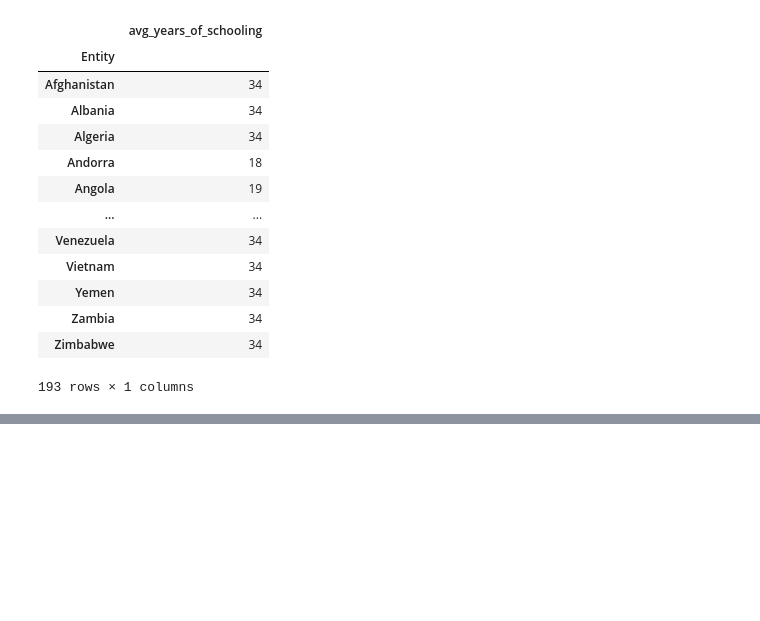
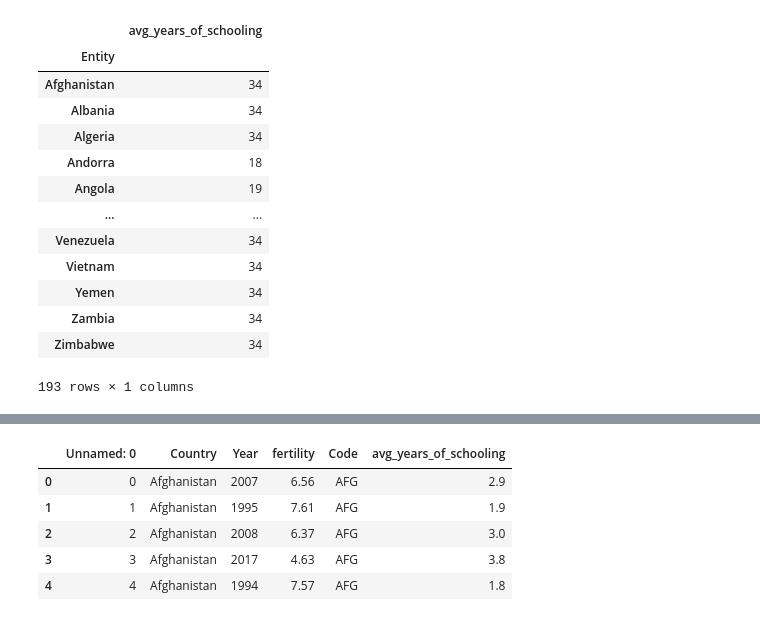
Before and after one commit to atifumacaxi/Fertility_and_Schooling, a Jupyter notebook: dea.ipynb, the cells around one changed output, grey strips where cells are left out. Saved outputs shown, nothing was run; the diff lists cells and outputs as text; code cells hidden in the pictures; blank space fills up the shorter version.

```diff
--- a/dea.ipynb
+++ b/dea.ipynb
@@ -173,0 +248,10 @@ sns.lineplot(data=df_educ, x='Year', y='avg_years_of_schooling', hue='Entity')
+# %%
+test = pd.read_csv('./raw_data/treated.csv')
+test.head()
+# %% [output]
+|  | Unnamed: 0 | Country | Year | fertility | Code | avg_years_of_schooling |
+| 0 | 0 | Afghanistan | 2007 | 6.56 | AFG | 2.9 |
+| 1 | 1 | Afghanistan | 1995 | 7.61 | AFG | 1.9 |
+| 2 | 2 | Afghanistan | 2008 | 6.37 | AFG | 3.0 |
+| 3 | 3 | Afghanistan | 2017 | 4.63 | AFG | 3.8 |
+| 4 | 4 | Afghanistan | 1994 | 7.57 | AFG | 1.8 |
```
Also changed, not shown: parts of 54 cells of this notebook.
